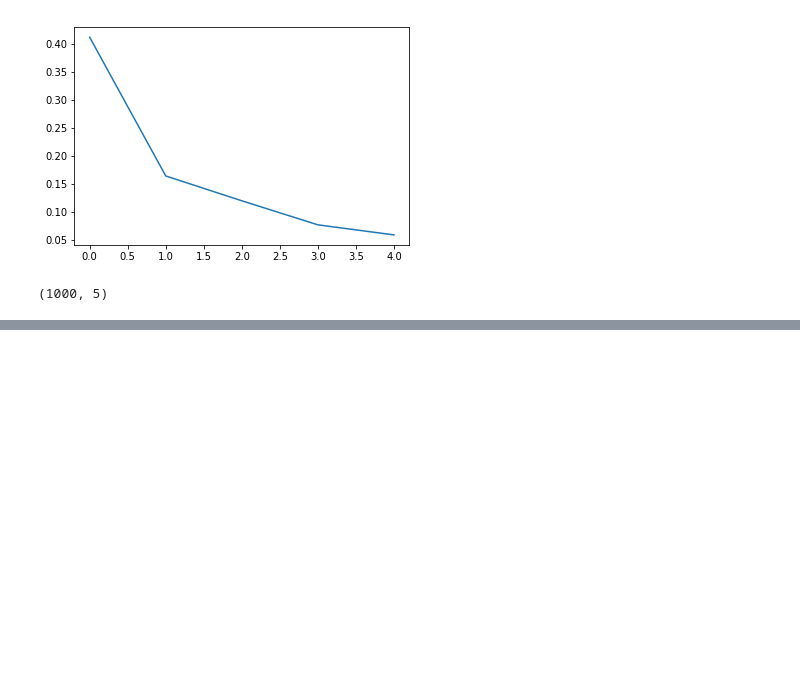
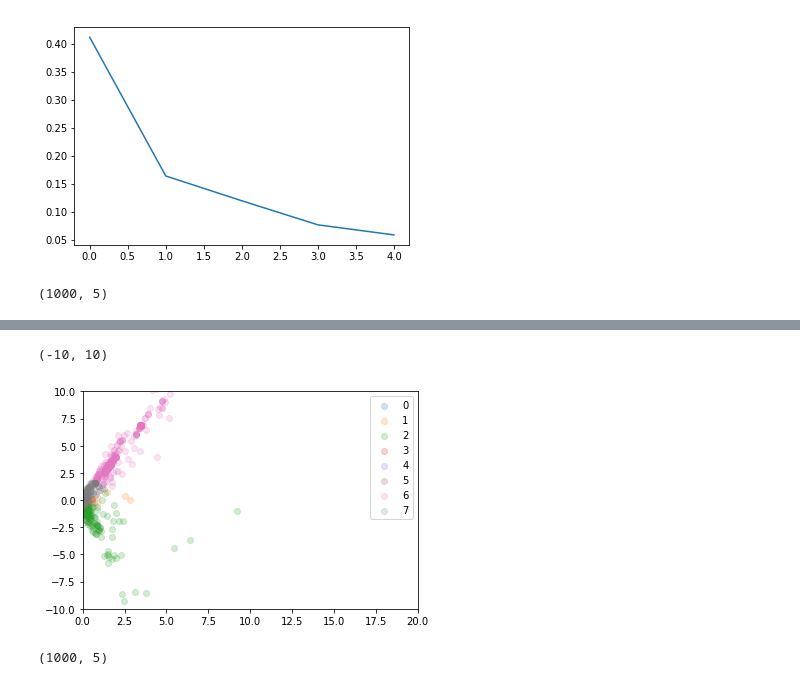
Before and after one commit to willprice221/ethereum_clustering, a Jupyter notebook: cluster.ipynb, the cells around one changed output, grey strips where cells are left out. Cells and saved outputs as stored; diff of their text form; code cells hidden in the pictures; blank space fills up the shorter version.

Commit message:
k medoids minimum implementation

```diff
--- a/cluster.ipynb
+++ b/cluster.ipynb
@@ -221,0 +242,37 @@ plt.xlim(-1,1)
+# %%
+from sklearn.metrics.pairwise import pairwise_distances
+import numpy as np
+
+import kmedoids
+
+
+# distance matrix
+D = pairwise_distances(results, metric='euclidean')
+
+# split into 4 clusters
+M, C = kmedoids.kMedoids(D, 8)
+
+
+# print('medoids:')
+# for point_idx in M:
+#     print( results[point_idx] )
+
+# print('')
+# print('clustering result:')
+# for label in C:
+#     for point_idx in C[label]:
+#         print('label {0}:　{1}'.format(label, results[point_idx]))
+# %%
+for lbl in C:
+    a = results[C[lbl]]
+    plt.scatter(a[:,0],a[:,1], label = lbl, alpha=.2)
+plt.legend()
+plt.xlim(0,20)
+plt.ylim(-10,10)
+# %% [output]
+(-10, 10)
+[figure, added]
+# %%
+results.shape
+# %% [output]
+(1000, 5)
```
Also changed, not shown: parts of 11 cells of this notebook, 1 other file.
